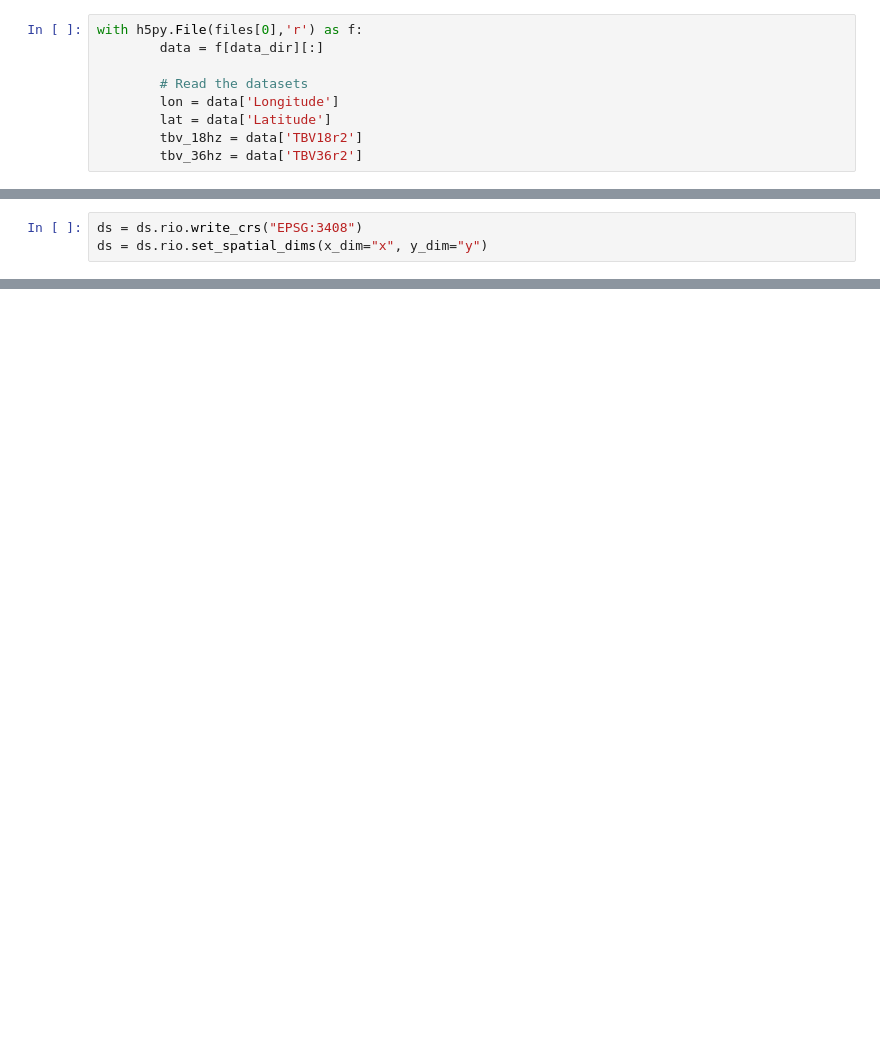
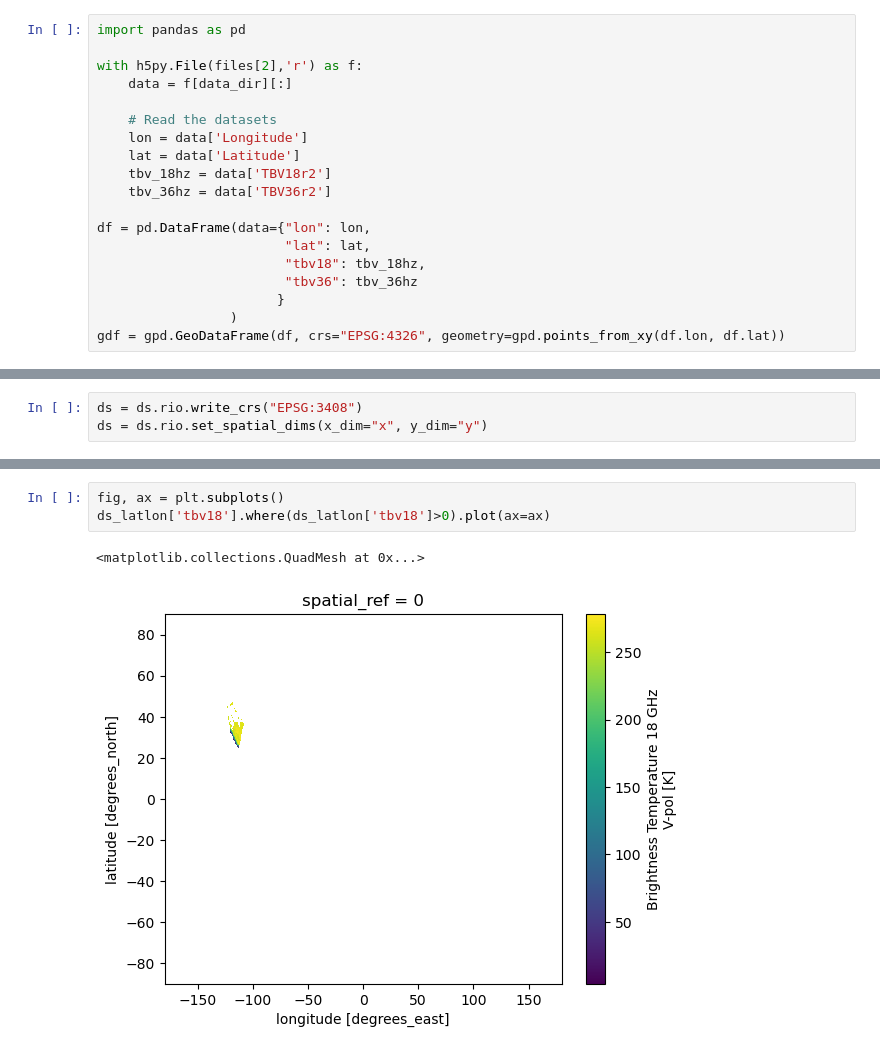
Before and after one commit to zachghiaccio/snow-observations, a Jupyter notebook: notebooks/AMSR2_swe_access.ipynb, the cells around one changed output, grey strips where cells are left out. Saved outputs shown, nothing was run; the diff lists cells and outputs as text; blank space fills up the shorter version.

```diff
--- a/notebooks/AMSR2_swe_access.ipynb
+++ b/notebooks/AMSR2_swe_access.ipynb
@@ -327,9 +348,19 @@ def generate_date(file):
 # %%
-with h5py.File(files[0],'r') as f:
-        data = f[data_dir][:]
+import pandas as pd
 
-        # Read the datasets
-        lon = data['Longitude']
-        lat = data['Latitude']
-        tbv_18hz = data['TBV18r2']
-        tbv_36hz = data['TBV36r2']
+with h5py.File(files[2],'r') as f:
+    data = f[data_dir][:]
+
+    # Read the datasets
+    lon = data['Longitude']
+    lat = data['Latitude']
+    tbv_18hz = data['TBV18r2']
+    tbv_36hz = data['TBV36r2']
+
+df = pd.DataFrame(data={"lon": lon,
+                        "lat": lat,
+                        "tbv18": tbv_18hz,
+                        "tbv36": tbv_36hz
+                       }
+                 )
+gdf = gpd.GeoDataFrame(df, crs="EPSG:4326", geometry=gpd.points_from_xy(df.lon, df.lat))
@@ -429,0 +457,6 @@ ds_latlon['tbv18'].where(ds_latlon['tbv18']>0).plot()
+# %%
+fig, ax = plt.subplots()
+ds_latlon['tbv18'].where(ds_latlon['tbv18']>0).plot(ax=ax)
+# %% [output]
+<matplotlib.collections.QuadMesh at 0x...>
+[figure, added]
```
Also changed, not shown: parts of 11 cells of this notebook.
